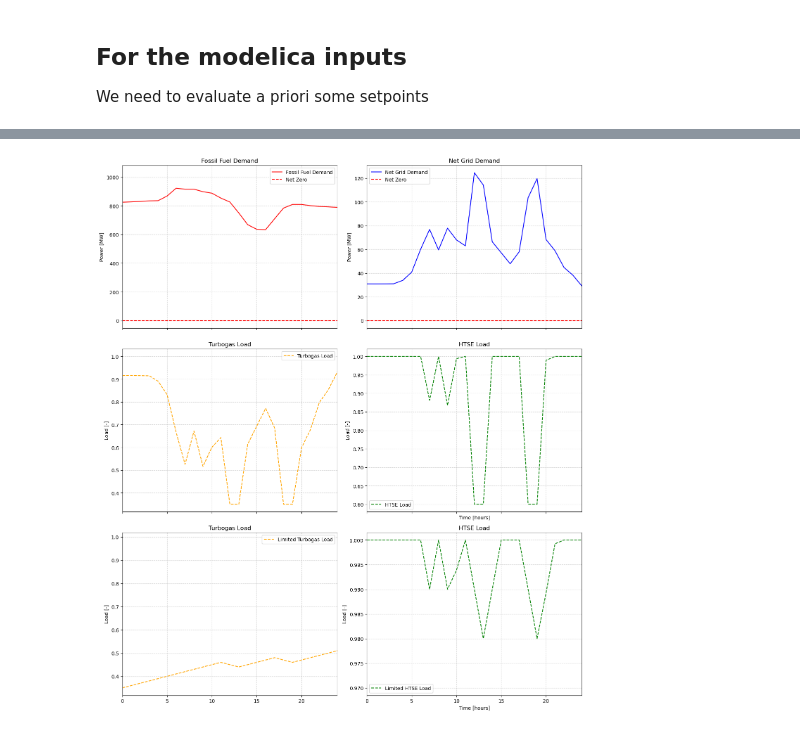
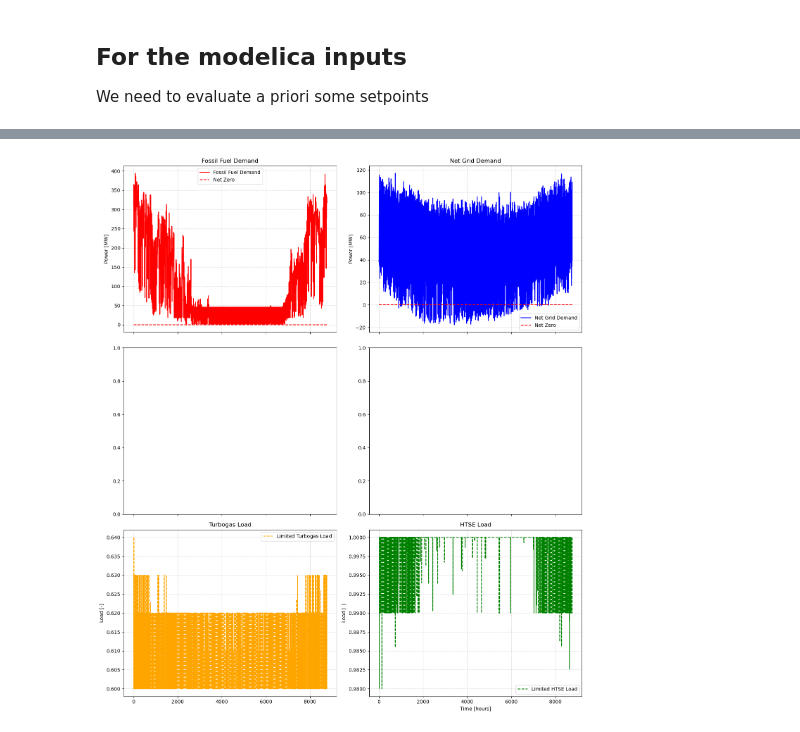
Before and after one commit to simo-pagliu/INRE, a Jupyter notebook: Energy Demand.ipynb, the cells around one changed output, grey strips where cells are left out. Drawn from its saved outputs; the diff is of its cells as text; code cells hidden in the pictures.

```diff
--- a/Energy Demand.ipynb
+++ b/Energy Demand.ipynb
@@ -251,6 +269,6 @@ for i, classe_energetica in enumerate(energy_classes):
 # %%
 # From this point on we have to choose a distribution to work with, let's say the best one for now
-energy_class_distribution = energy_class_distribution_today
+energy_class_distribution = energy_class_distribution_mid
 # Plot it
 plt.figure(figsize=(12, 6))
 plt.bar(energy_class_distribution.keys(), energy_class_distribution.values(), color='blue', alpha=0.7, linewidth=2)
@@ -605,8 +623,8 @@ plt.show()
 ## For the modelica inputs
 We need to evaluate a priori some setpoints
 # %%
-P_out_electric_SMR = 150 #MWe
-P_turbogas_nominal = 235 #MWe
+P_out_electric_SMR = 2*177 #MWe
+P_turbogas_nominal = 47 #MWe
 P_min_turbogas = 0.35*P_turbogas_nominal #MWe
 P_residual_turbogas = (1-0.35)*P_turbogas_nominal #MWe
 net = Net_grid - P_out_electric_SMR - P_min_turbogas
@@ -620,8 +638,8 @@ max_power_to_HTSE_plants = np.floor(-np.min(net)/10)*10
 print(f"Maximum power to HTSE plants: {max_power_to_HTSE_plants}")
 max_number_of_HTSE_plants = np.floor(max_power_to_HTSE_plants/max_HTSE_power)
 print(f"Maximum number of HTSE plants: {max_number_of_HTSE_plants}")
-net_post_HTSE = net + max_number_of_HTSE_plants*HTSE_min_power
 
-# Choose number of HTSE plants to be 10
-number_of_HTSE_plants = 11
+# Choose number of HTSE plants
+number_of_HTSE_plants = 15
+net_post_HTSE = net + number_of_HTSE_plants*HTSE_min_power
 # %% [output]
@@ -743,20 +787,18 @@ def ramp_from_extreme(
 
     return ramped
 # %%
-
-
 ramp_rate_htse = 0.01  # 1% per step
 ramp_rate_tg = 0.01    # 1% per step
 
 ramped_HTSE = ramp_from_extreme(
-    desired_load = HTSE_load_post,
+    desired_load = HTSE_load_clipped,
     ramp_rate    = ramp_rate_htse,
     floor        = 0.6,
     start_at     = "max"     # force the first output to be the global maximum
 )
 
 ramped_turbogas = ramp_from_extreme(
-    desired_load = turbogas_load,
+    desired_load = turbogas_load_clipped,
     ramp_rate    = ramp_rate_tg,
     floor        = 0.35,
     start_at     = "min"     # force the first output to be the global maximum
@@ -773,51 +829,37 @@ axs[0, 0].grid(True, linestyle='--', alpha=0.5)
 axs[0, 0].hlines(0, 0, len(Net_grid), colors='red', linestyles='dashed', label='Net Zero')
 axs[0, 0].legend()
 
 # Net Grid Demand
 axs[0, 1].plot(Net_grid, label="Net Grid Demand", color='blue')
 axs[0, 1].set_ylabel("Power [MW]")
 axs[0, 1].set_title("Net Grid Demand")
 axs[0, 1].grid(True, linestyle='--', alpha=0.5)
 axs[0, 1].hlines(0, 0, len(Net_grid), colors='red', linestyles='dashed', label='Net Zero')
 axs[0, 1].legend()
 
 # Turbogas Load
-axs[1, 0].plot(turbogas_load, label="Turbogas Load", color='orange', linestyle='--')
-axs[1, 0].set_ylabel("Load [-]")
-axs[1, 0].set_title("Turbogas Load")
-axs[1, 0].grid(True, linestyle='--', alpha=0.5)
-axs[1, 0].legend()
-
-# HTSE Load
-axs[1, 1].plot(HTSE_load_post, label="HTSE Load", color='green', linestyle='--')
-axs[1, 1].set_xlabel("Time [hours]")
-axs[1, 1].set_ylabel("Load [-]")
-axs[1, 1].set_title("HTSE Load")
-axs[1, 1].grid(True, linestyle='--', alpha=0.5)
-axs[1, 1].legend()
-
-# Turbogas Load
 axs[2, 0].plot(ramped_turbogas, label="Limited Turbogas Load", color='orange', linestyle='--')
 axs[2, 0].set_ylabel("Load [-]")
 axs[2, 0].set_title("Turbogas Load")
 axs[2, 0].grid(True, linestyle='--', alpha=0.5)
 axs[2, 0].legend()
 
 # HTSE Load
 axs[2, 1].plot(ramped_HTSE, label="Limited HTSE Load", color='green', linestyle='--')
 axs[2, 1].set_xlabel("Time [hours]")
 axs[2, 1].set_ylabel("Load [-]")
 axs[2, 1].set_title("HTSE Load")
 axs[2, 1].grid(True, linestyle='--', alpha=0.5)
 axs[2, 1].legend()
 
-for ax in axs.flat:
-    ax.set_xlim(0, 24)
+# n = 50
+# for ax in axs.flat:
+#     ax.set_xlim(24*n, 24*(n+1))
 
 plt.tight_layout()
 plt.show()
 # %% [output]
-[figure, old version]
+[figure, new version]
 # %%
 import numpy as np
 import pandas as pd
```
Also changed, not shown: parts of 20 cells of this notebook.
